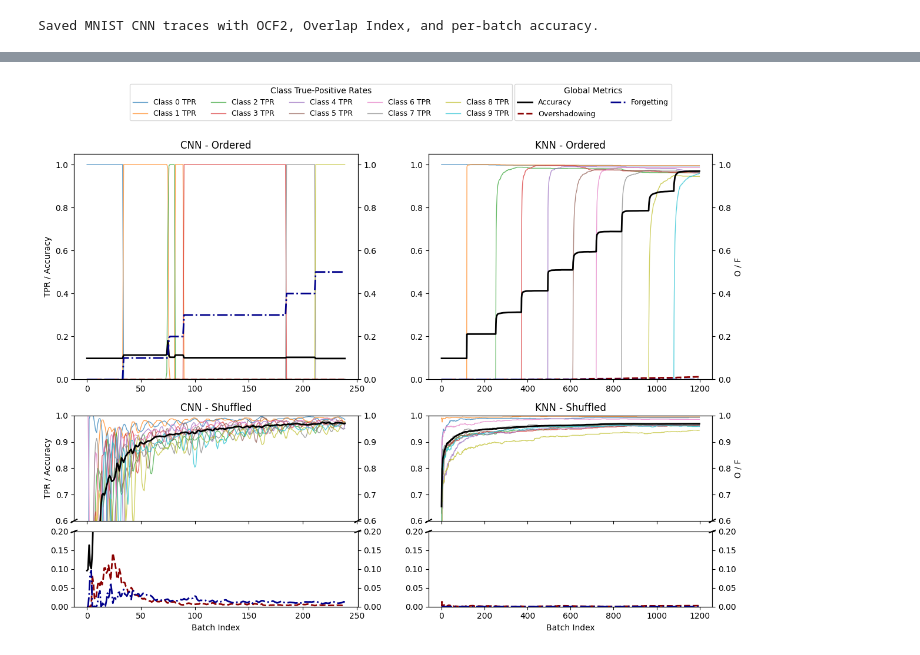
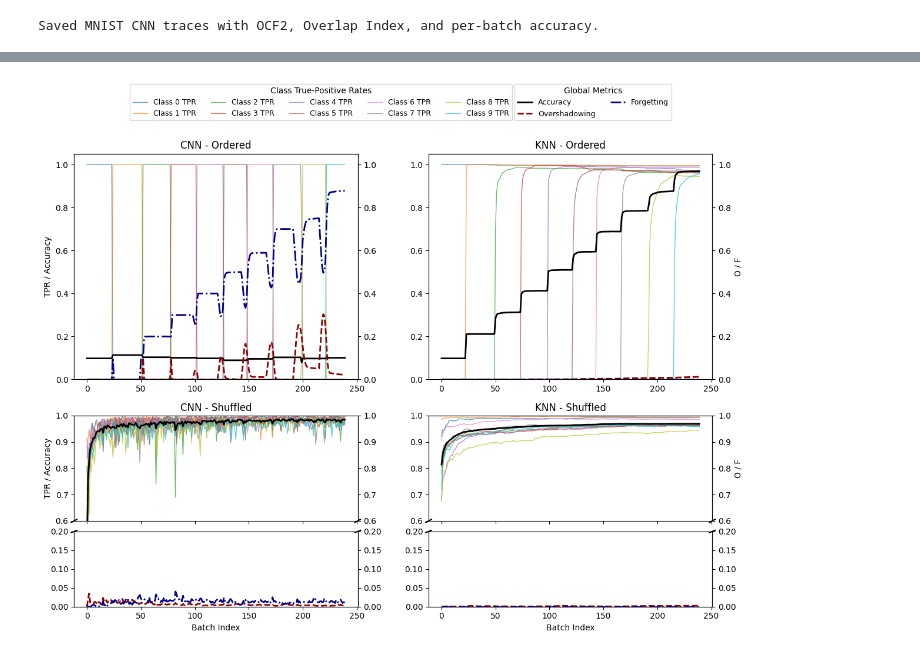
Before and after one commit to NiklasMelton/CVI_Forgetting, a Jupyter notebook: MNIST_OFI.ipynb, the cells around one changed output, grey strips where cells are left out. Cells and saved outputs as stored; diff of their text form; code cells hidden in the pictures.

```diff
--- a/MNIST_OFI.ipynb
+++ b/MNIST_OFI.ipynb
@@ -429,8 +431,8 @@ import numpy as np
 import matplotlib.pyplot as plt
 
 # Load data
-cnn_data = np.load("cf2_batch_traces_mnist_cnn_mt_tilda.npz", allow_pickle=True)
-knn_data = np.load("cf2_batch_traces_mnist_knn_mt_tilda.npz", allow_pickle=True)
+cnn_data = np.load("cf2_batch_traces_mnist_cnn_mt_tilda_2.npz", allow_pickle=True)
+knn_data = np.load("cf2_batch_traces_mnist_knn_mt_tilda_2.npz", allow_pickle=True)
 
 methods = ["CNN", "KNN"]
 datasets = [cnn_data, knn_data]
@@ -522,31 +524,31 @@ for col, (method, data) in enumerate(zip(methods, datasets)):
             ax.set_ylim(0, 1.05)
             ax2.set_ylim(0, 1.05)
             if col == 0:
                 ax.set_ylabel("TPR / Accuracy")
             if col == 1:
                 ax2.set_ylabel("O / F")
 
         # Titles and x-labels
         ax.set_title(f"{method} - {order.capitalize()}", fontsize=12)
         if row == 1:
             ax_bot.set_xlabel("Batch Index")
         elif row == 3:
             ax.set_xlabel("Batch Index")
 
         if row == 0 and col == 0:
             metric_lines = [acc_line, o_line, f_line]
             metric_labels = ["Accuracy", "Overshadowing", "Forgetting"]
 
 # === Legends (Side-by-side, Centered, Equal Height) ===
 legend_y = 0.965
 legend_x_offset = 0.425
 fig.legend(tpr_lines, class_labels,
            loc="upper center", bbox_to_anchor=(legend_x_offset, legend_y),
            fontsize=9, title="Class True-Positive Rates", ncol=5, frameon=True)
 fig.legend(metric_lines, metric_labels,
            loc="upper center", bbox_to_anchor=(legend_x_offset+0.33, legend_y),
            fontsize=9, title="Global Metrics", ncol=2, frameon=True)
 plt.savefig("figures/MNIST_OFI_CNN_KNN.png")
 plt.show()
 # %% [output]
-[figure, old version]
+[figure, new version]
```
Also changed, not shown: parts of 1 cell of this notebook, 9 other files.
